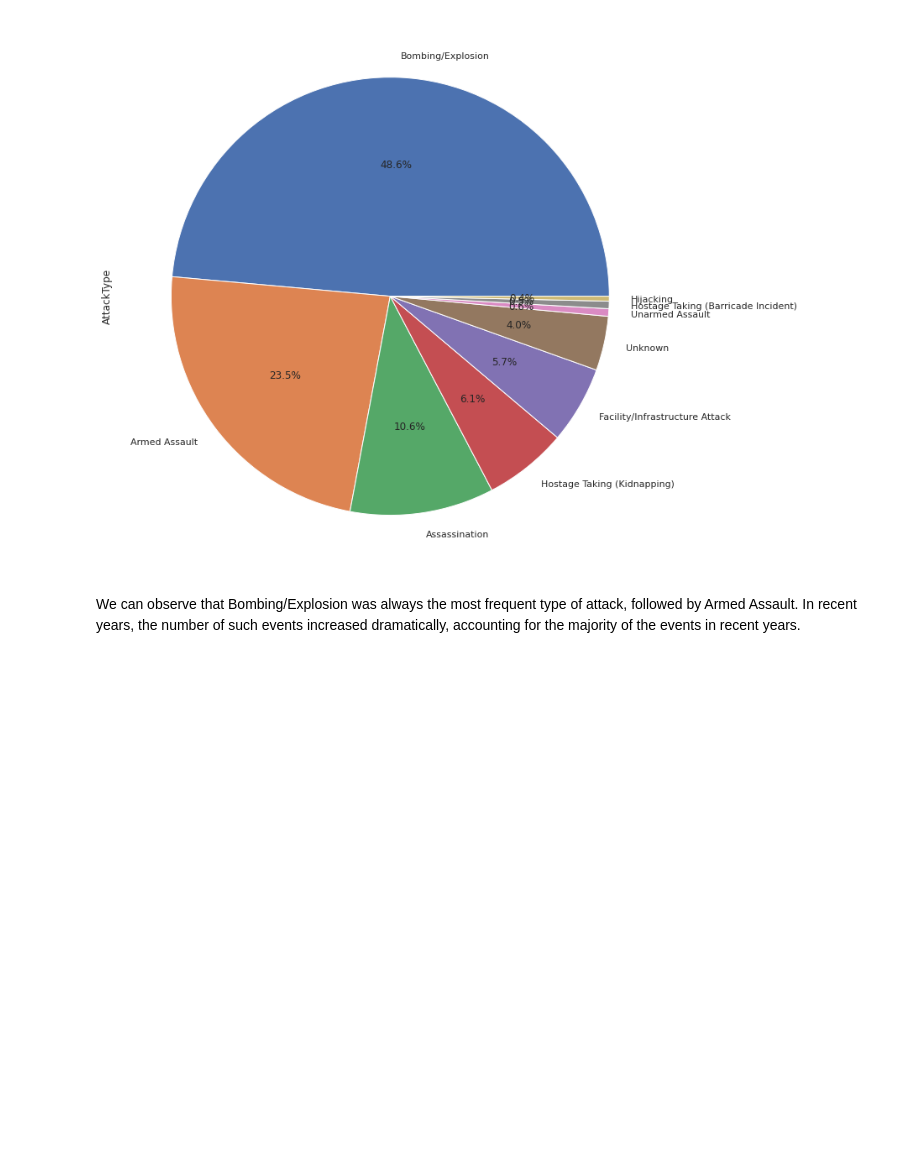
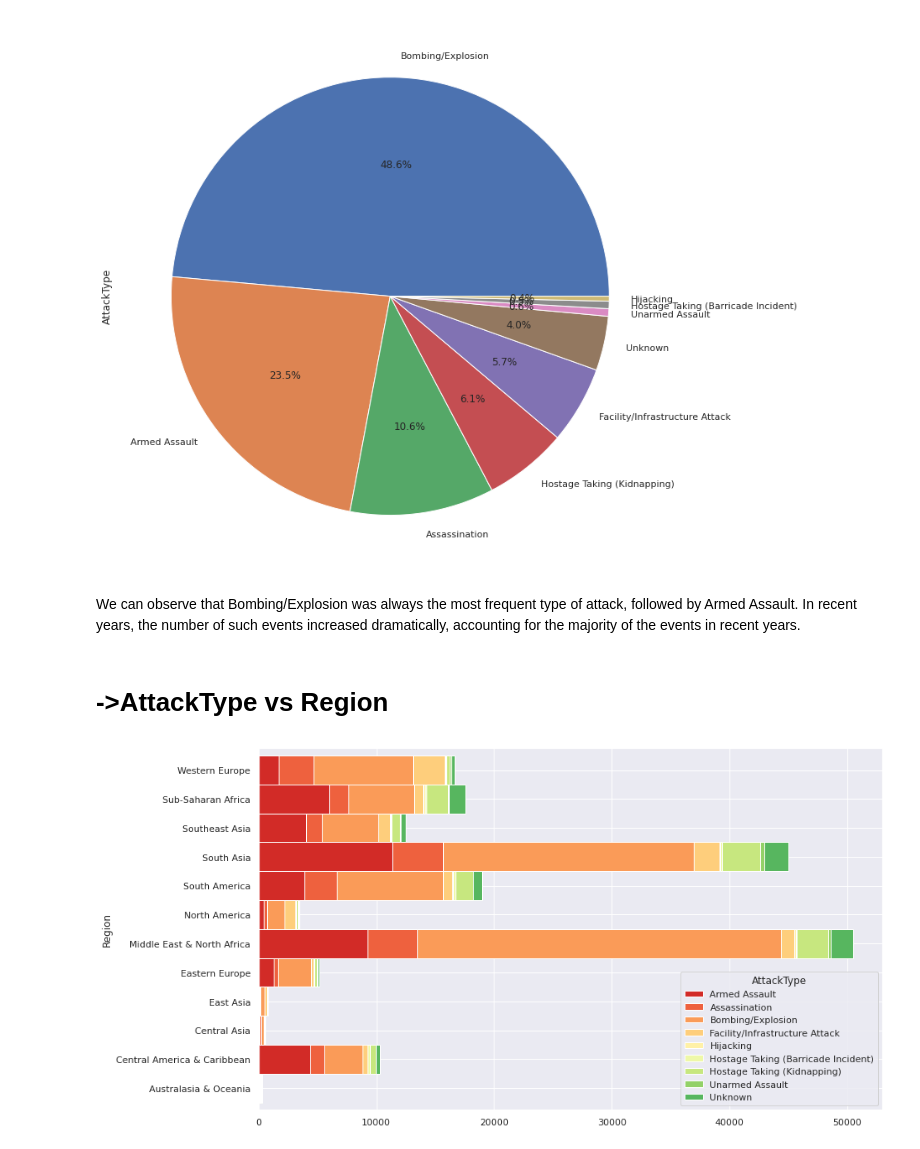
Before and after one commit to 3saswat/Global-Terrorism-data-analysis, a Jupyter notebook: saswat_ku_biswal_global_terrorism_Capstone_Project.ipynb, the cells around one changed output. Cells and saved outputs as stored; diff of their text form; code cells hidden in the pictures; blank space fills up the shorter version.

```diff
--- a/saswat_ku_biswal_global_terrorism_Capstone_Project.ipynb
+++ b/saswat_ku_biswal_global_terrorism_Capstone_Project.ipynb
@@ -262,3 +266,13 @@ plt.show()
 [figure]
 # %% [markdown]
 We can observe that Bombing/Explosion was always the most frequent type of attack, followed by Armed Assault. In recent years, the number of such events increased dramatically, accounting for the majority of the events in recent years.
+# %% [markdown]
+# ->AttackType vs Region
+# %%
+#Crosstab Bar Plot
+pd.crosstab(df_terror.Region,df_terror.AttackType).plot.barh(stacked=True,width=1,color=sns.color_palette('RdYlGn',10))
+fig=plt.gcf()
+fig.set_size_inches(12,8)
+plt.show()
+# %% [output]
+[figure, added]
```
Also changed, not shown: parts of 5 cells of this notebook.
